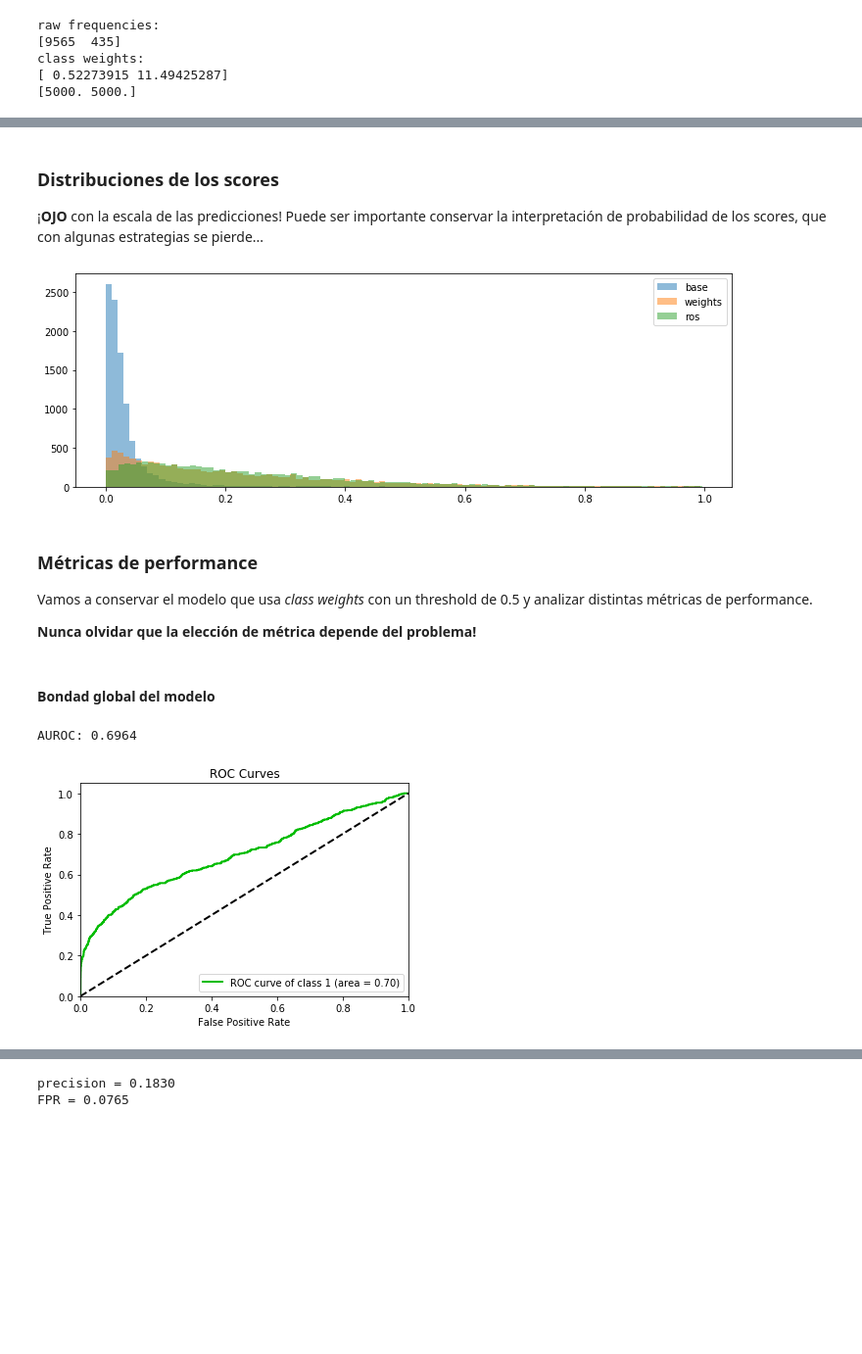
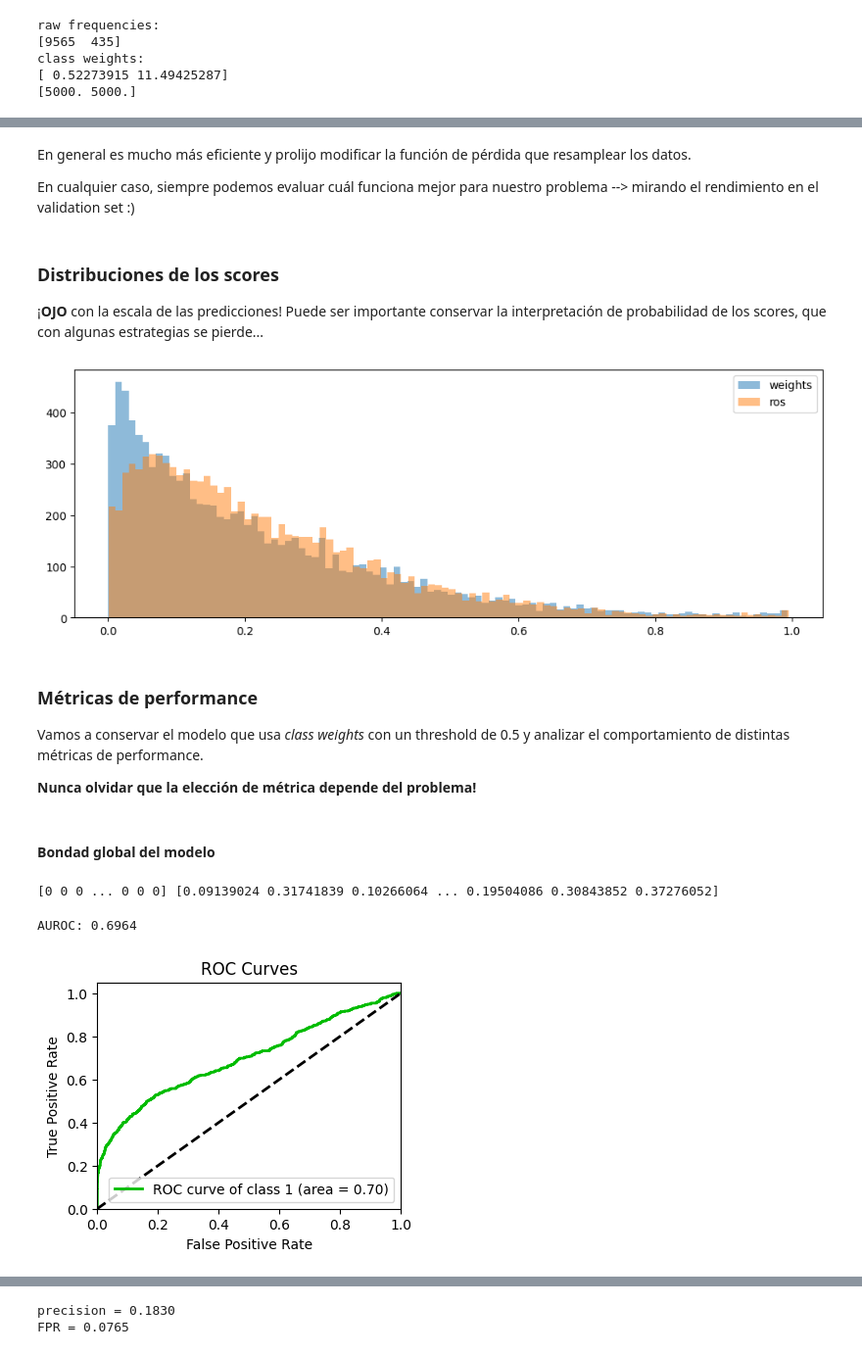
Before and after one commit to ftvalentini/itba-AnalisisPredictivo, a Jupyter notebook: imbalanced_clf/clf_imbalanced.ipynb, the cells around one changed output, grey strips where cells are left out. Shown at 98% size. Cells and saved outputs as stored; diff of their text form; code cells hidden in the pictures; blank space fills up the shorter version.

```diff
--- a/imbalanced_clf/clf_imbalanced.ipynb
+++ b/imbalanced_clf/clf_imbalanced.ipynb
@@ -238,6 +295,10 @@ roc_auc: 0.691
 accuracy: 0.902
 f2: 0.287
 roc_auc: 0.691
+# %% [markdown]
+En general es mucho más eficiente y prolijo modificar la función de pérdida que resamplear los datos.
+
+En cualquier caso, siempre podemos evaluar cuál funciona mejor para nuestro problema --> mirando el rendimiento en el validation set :)
 # %% [markdown]
 ### Distribuciones de los scores
 
@@ -245,17 +306,17 @@ roc_auc: 0.691
 # %%
 # density distribution of predictions of the 3 models
 fig, ax = plt.subplots(figsize=(12, 4))
-ax.hist(get_proba(clf_base, X_val), bins=100, label="base", alpha=.5)
+# ax.hist(get_proba(clf_base, X_val), bins=100, label="base", alpha=.5)
 ax.hist(get_proba(clf_weights, X_val), bins=100, label="weights", alpha=.5)
 ax.hist(get_proba(clf_ros, X_val), bins=100, label="ros", alpha=.5)
 plt.legend()
 plt.show()
 # %% [output]
-[figure, old version]
+[figure, new version]
 # %% [markdown]
 ### Métricas de performance
 
-Vamos a conservar el modelo que usa _class weights_ con un threshold de 0.5 y analizar distintas métricas de performance.
+Vamos a conservar el modelo que usa _class weights_ con un threshold de 0.5 y analizar el comportamiento de distintas métricas de performance.
 
 **Nunca olvidar que la elección de métrica depende del problema!**
 # %%
@@ -264,6 +325,10 @@ y_val_pred_proba = clf_weights.predict_proba(X_val)[:, 1]
 y_val_pred = y_val_pred_proba > 0.5
 # %% [markdown]
 #### Bondad global del modelo
+# %%
+print(y_val, y_val_pred_proba)
+# %% [output]
+[0 0 0 ... 0 0 0] [0.09139024 0.31741839 0.10266064 ... 0.19504086 0.30843852 0.37276052]
 # %%
 print(f"AUROC: {roc_auc_score(y_val, y_val_pred_proba):.4f}")
 # %% [output]
@@ -271,11 +336,12 @@ AUROC: 0.6964
 # %%
 # plot the ROC curve
 y_pred_ = clf_weights.predict_proba(X_val)
 plot_roc(y_val, y_pred_, classes_to_plot=[1], plot_micro=False, plot_macro=False)
+plt.gcf().set_size_inches(4, 3)
 plt.show()
 # NOTE exije las 2 columnas
 # %% [output]
-[figure, old version]
+[figure, new version]
 # %% [markdown]
 AUROC es **simétrica** e **insensible al desbalance**.
 
```
Also changed, not shown: parts of 43 cells of this notebook, 1 other file.
